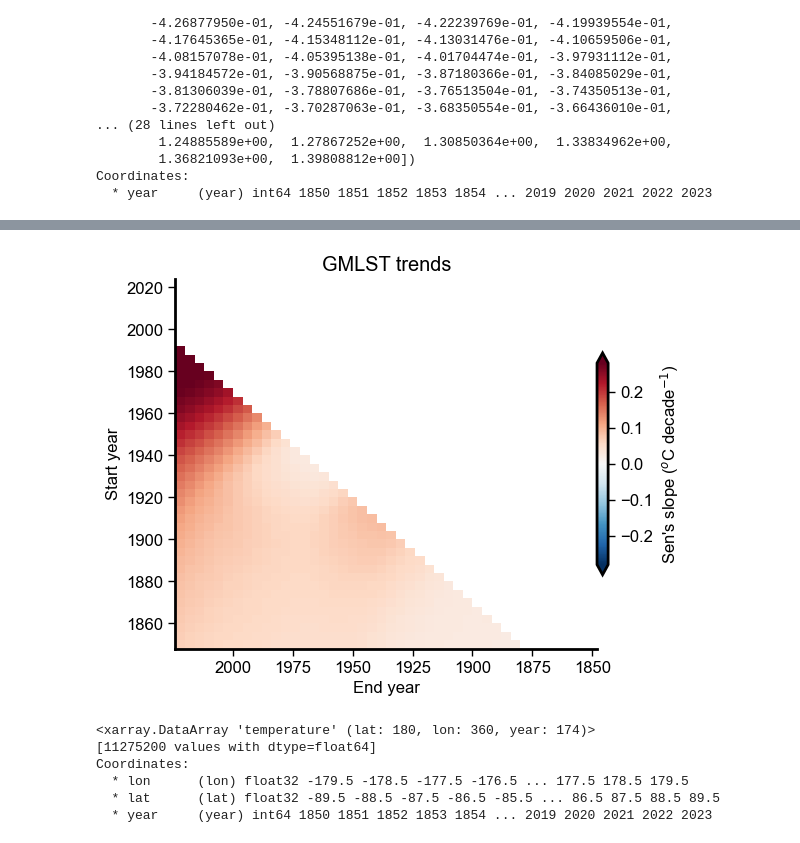
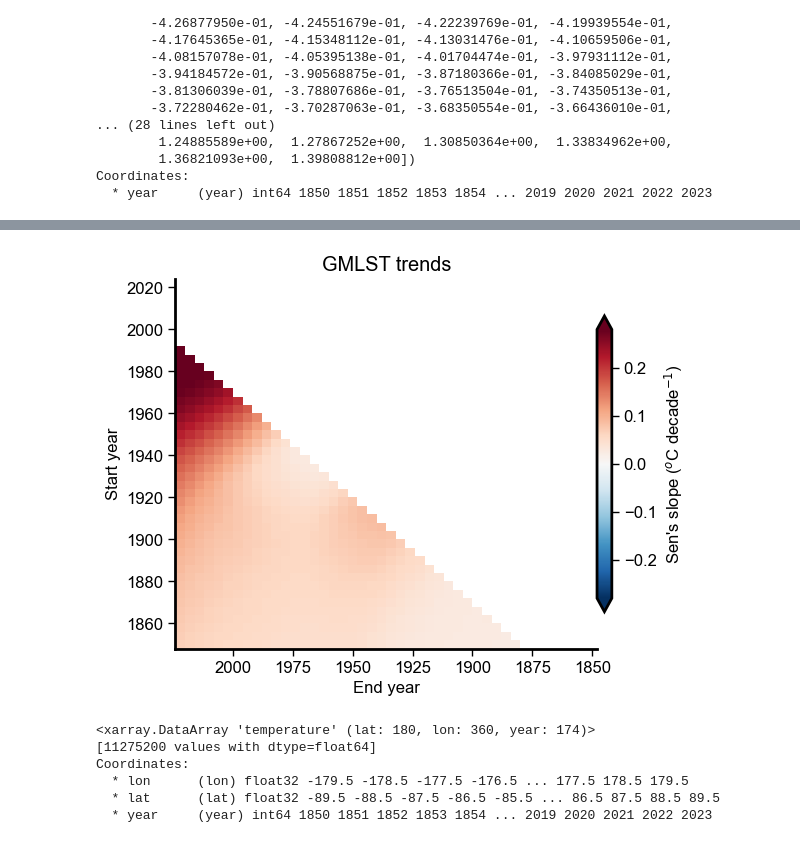
Before and after one commit to adisen99/reg_temp_accl, a Jupyter notebook: 01_global_trends.ipynb, the cells around one changed output, grey strips where cells are left out. Drawn from its saved outputs; the diff is of its cells as text; code cells hidden in the pictures.

```diff
--- a/01_global_trends.ipynb
+++ b/01_global_trends.ipynb
@@ -170,19 +170,19 @@ sy, ey, slope, pval, duration = trend_analysis.get_all_trends(best_smooth_gmst_l
 # %%
 x, y = np.meshgrid(ey, sy)
 cf =  plt.pcolormesh(x, y, slope, cmap='RdBu_r', vmin=-0.28, vmax=0.28)
 plt.scatter(x[pval > 0.05], y[pval > 0.05], color='k', marker='x', s=7, alpha=0.5)
 zm = np.ma.masked_less(pval, 0.05)
 # plt.pcolor(x, y, zm, hatch='//', alpha=0.)
-plt.colorbar(cf, shrink=0.6, pad=0., extend='both', label="Sen's slope ($^{o}$C decade$^{-1}$)")
+plt.colorbar(cf, shrink=0.8, pad=0., extend='both', label="Sen's slope ($^{o}$C decade$^{-1}$)")
 plt.gca().invert_xaxis()
 plt.ylabel('Start year')
 plt.xlabel('End year')
 plt.gca().spines['top'].set_visible(False)
 plt.gca().spines['right'].set_visible(False)
 plt.title('GMLST trends')
 plt.savefig('./images/trends/gmst_all_trends_land.png', dpi=300, bbox_inches='tight')
 # %% [output]
-[figure, old version]
+[figure, new version]
 # %%
 # best_smooth = preprocess_temp.loess3d(best.temperature.ffill('time').bfill('time').groupby('time.year').mean('time'), dim='year')
 # best_smooth
```
Also changed, not shown: parts of 4 cells of this notebook, 3 other files.
